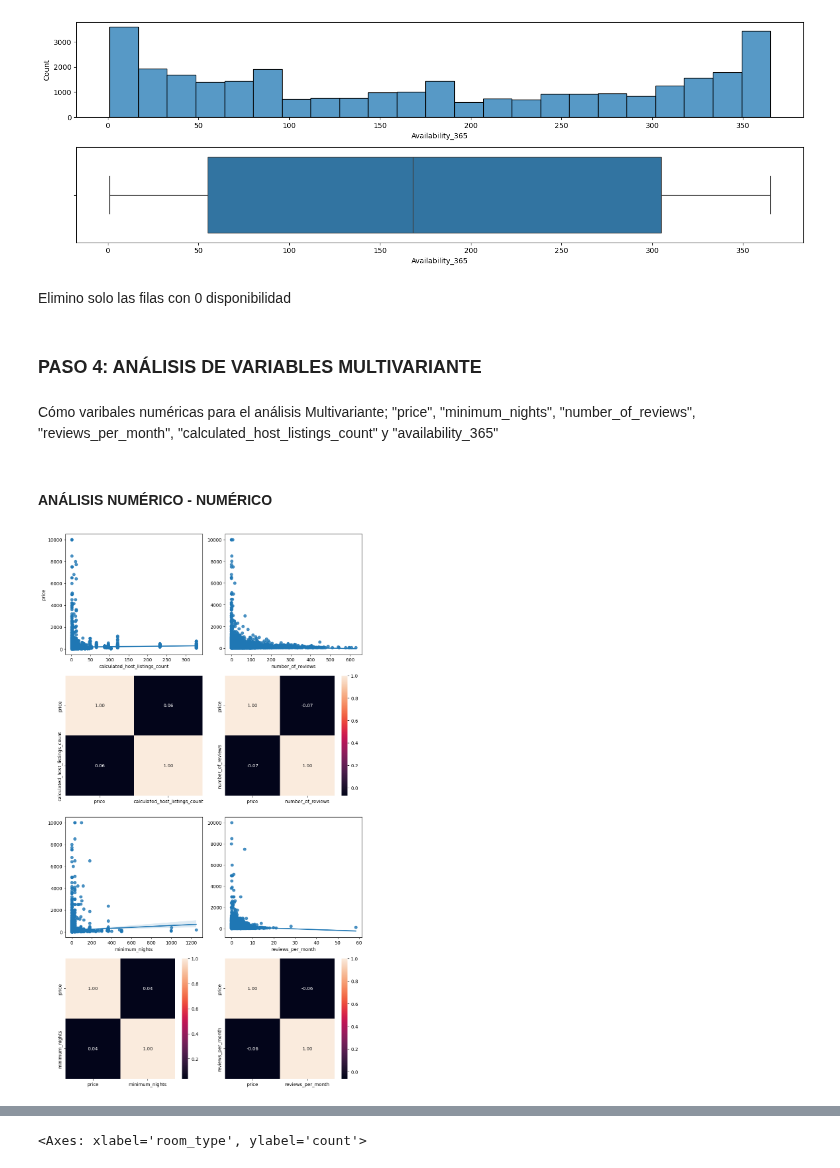
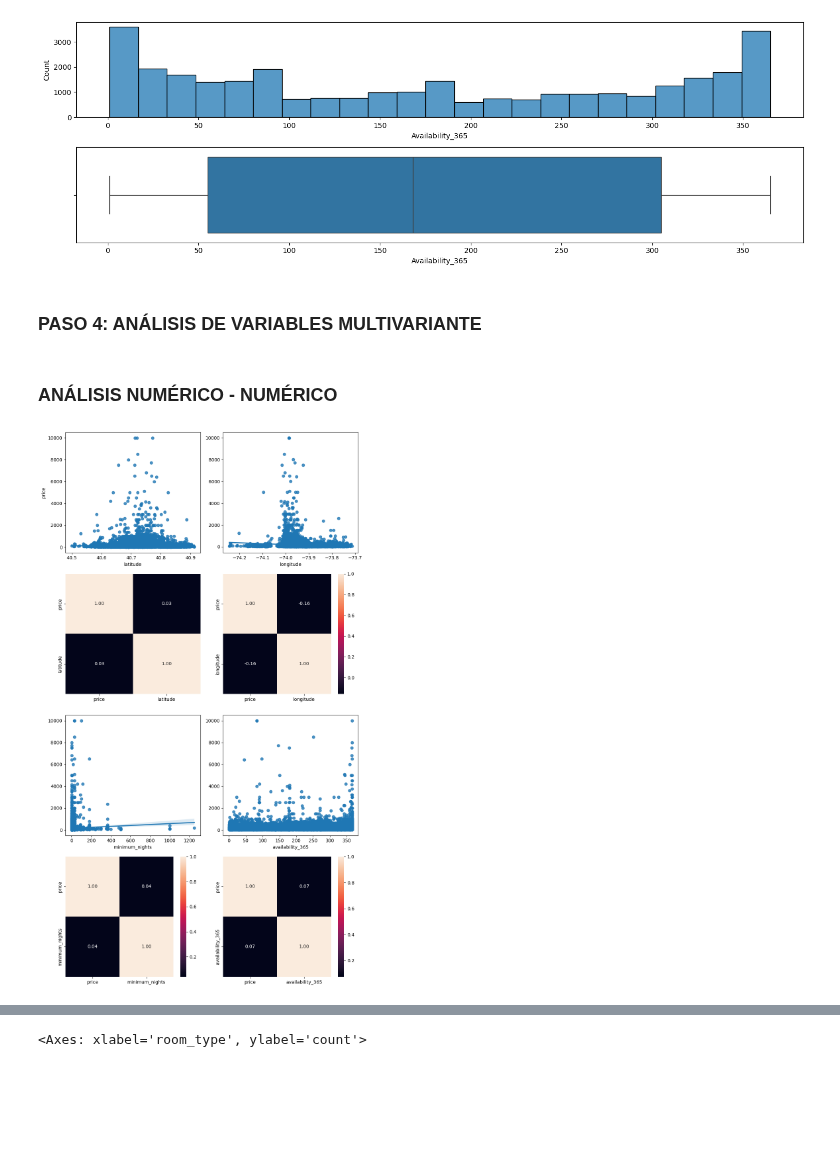
Before and after one commit to 4GeeksAcademy/CristinaChico_EDA, a Jupyter notebook: src/explore.ipynb, the cells around one changed output, grey strips where cells are left out. Cells and saved outputs as stored; diff of their text form; code cells hidden in the pictures; blank space fills up the shorter version.

```diff
--- a/src/explore.ipynb
+++ b/src/explore.ipynb
@@ -77,6 +81,6 @@ Al eliminar la columna identificadora no se encuentran duplicados pero al compro
 # %% [markdown]
 * ELIMINAR INFO IRRELEVANTE
 # %%
-total_data.drop(["id","name","host_name","latitude","longitude","last_review","neighbourhood"], axis = 1, inplace = True)
+total_data.drop(["id","name","host_name","host_id","last_review","reviews_per_month","number_of_reviews","calculated_host_listings_count","neighbourhood"], axis = 1, inplace = True)
 total_data.head()
 # %% [output]
@@ -221,34 +226,30 @@ plt.tight_layout()
 plt.show()
 # %% [output]
 [figure]
-# %% [markdown]
-Elimino solo las filas con 0 disponibilidad
 # %% [markdown]
 ### PASO 4: ANÁLISIS DE VARIABLES MULTIVARIANTE
-# %% [markdown]
-Cómo varibales numéricas para el análisis Multivariante; "price", "minimum_nights", "number_of_reviews", "reviews_per_month", "calculated_host_listings_count" y "availability_365"
 # %% [markdown]
-#### ANÁLISIS NUMÉRICO - NUMÉRICO
+### ANÁLISIS NUMÉRICO - NUMÉRICO
 # %%
 fig, axis = plt.subplots(4, 2, figsize = (10, 17))
 
 
-sns.regplot(ax = axis[0, 0], data = total_data, x = "calculated_host_listings_count", y = "price")
-sns.heatmap(total_data[["price", "calculated_host_listings_count"]].corr(), annot = True, fmt = ".2f", ax = axis[1, 0], cbar = False)
+sns.regplot(ax = axis[0, 0], data = total_data, x = "latitude", y = "price")
+sns.heatmap(total_data[["price", "latitude"]].corr(), annot = True, fmt = ".2f", ax = axis[1, 0], cbar = False)
 
-sns.regplot(ax = axis[0, 1], data = total_data, x = "number_of_reviews", y = "price").set(ylabel=None)
-sns.heatmap(total_data[["price", "number_of_reviews"]].corr(), annot = True, fmt = ".2f", ax = axis[1, 1])
+sns.regplot(ax = axis[0, 1], data = total_data, x = "longitude", y = "price").set(ylabel=None)
+sns.heatmap(total_data[["price", "longitude"]].corr(), annot = True, fmt = ".2f", ax = axis[1, 1])
 
 sns.regplot(ax = axis[2, 0], data = total_data, x = "minimum_nights", y = "price").set(ylabel=None)
 sns.heatmap(total_data[["price", "minimum_nights"]].corr(), annot = True, fmt = ".2f", ax = axis[3, 0])
 
-sns.regplot(ax = axis[2, 1], data = total_data, x = "reviews_per_month", y = "price").set(ylabel=None)
-sns.heatmap(total_data[["price", "reviews_per_month"]].corr(), annot = True, fmt = ".2f", ax = axis[3, 1])
+sns.regplot(ax = axis[2, 1], data = total_data, x = "availability_365", y = "price").set(ylabel=None)
+sns.heatmap(total_data[["price", "availability_365"]].corr(), annot = True, fmt = ".2f", ax = axis[3, 1])
 
 
 plt.tight_layout()
 
 plt.show()
 # %% [output]
-[figure, old version]
+[figure, new version]
 # %% [markdown]
```
Also changed, not shown: parts of 42 cells of this notebook.
